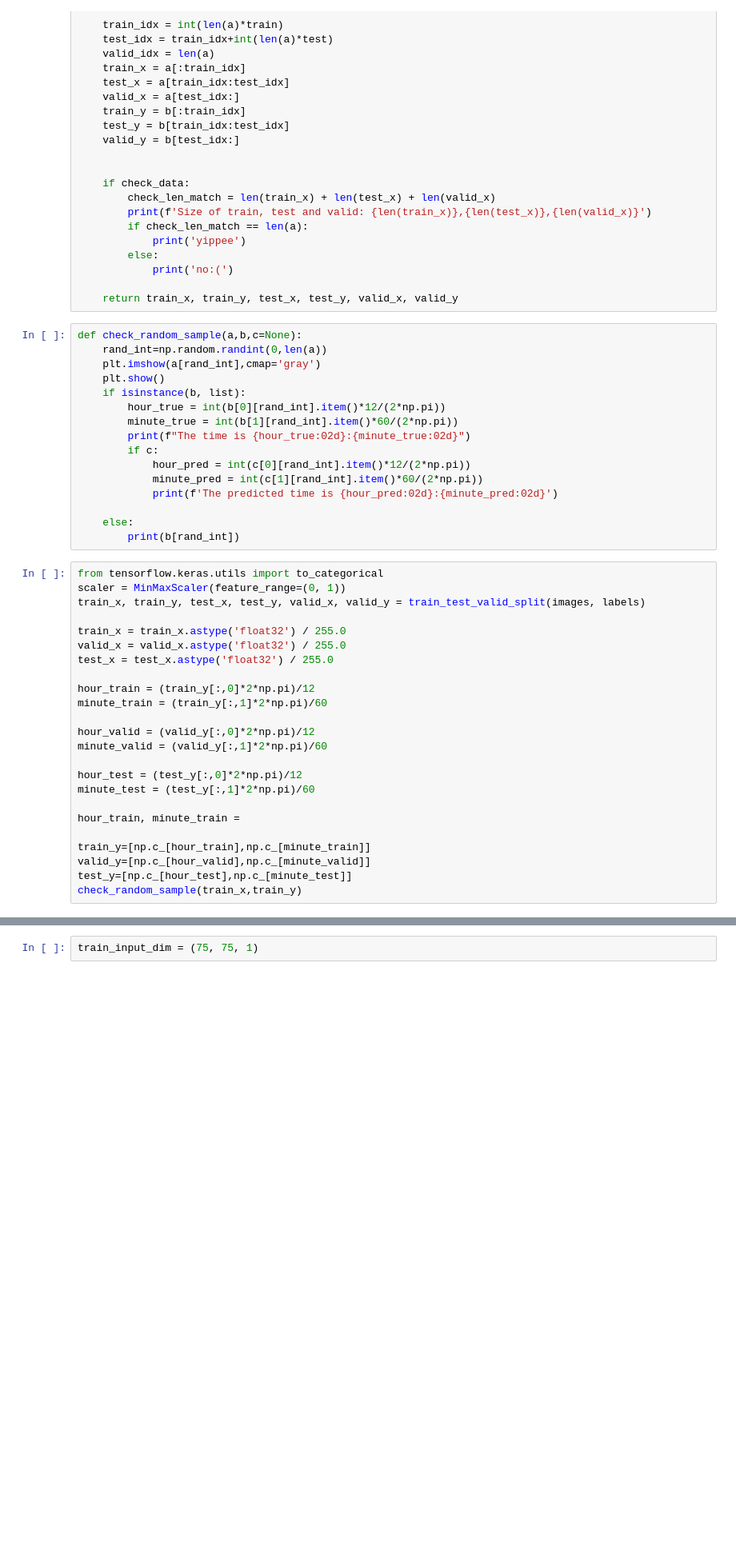
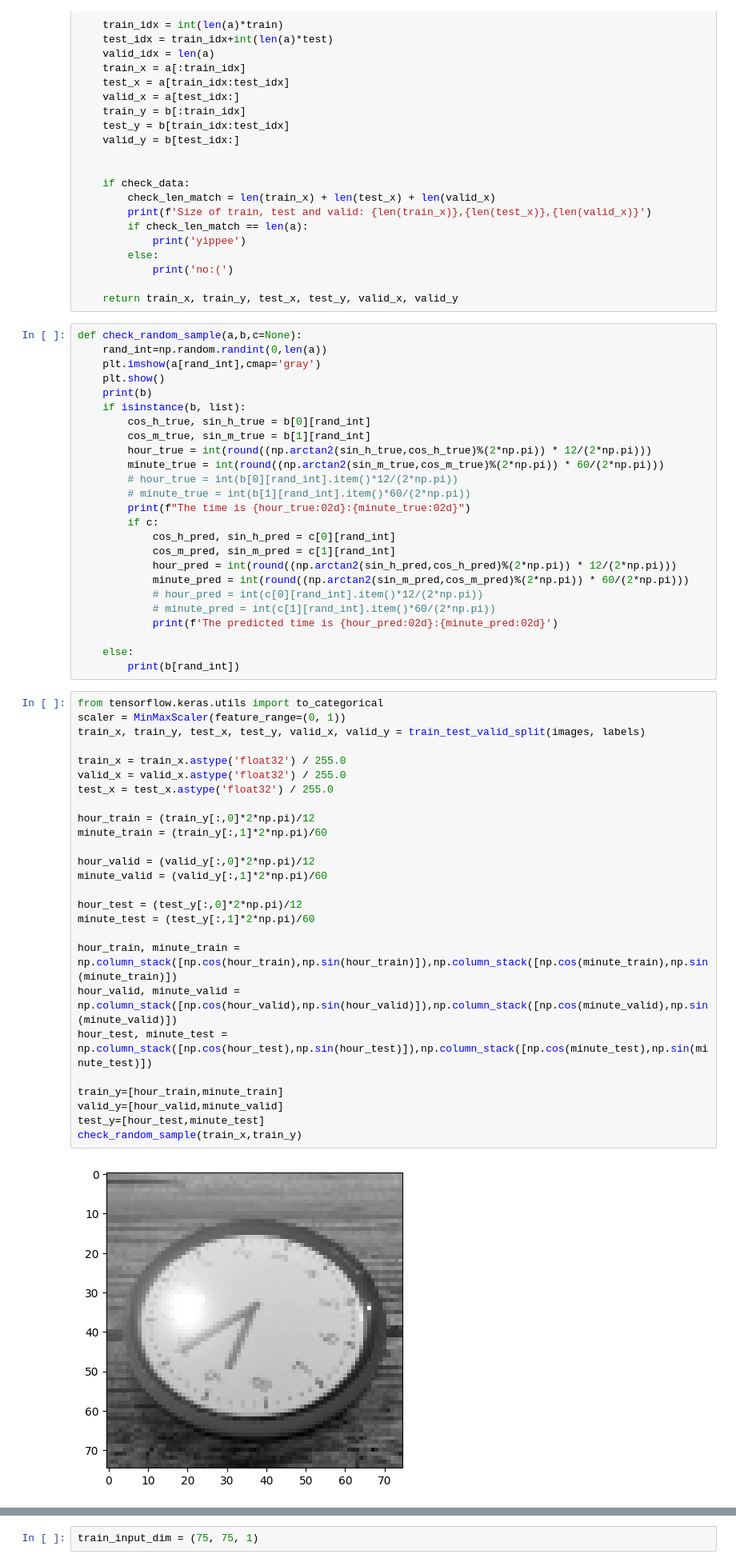
Before and after one commit to watchthedoge/IDL_22, a Jupyter notebook: Assignment_1/Part_2/part_iv.ipynb, the cells around one changed output, grey strips where cells are left out. Shown: that part at 80% size. Cells and saved outputs as stored; diff of their text form; blank space fills up the shorter version.

```diff
--- a/Assignment_1/Part_2/part_iv.ipynb
+++ b/Assignment_1/Part_2/part_iv.ipynb
@@ -88,13 +82,22 @@ def check_random_sample(a,b,c=None):
     rand_int=np.random.randint(0,len(a))
     plt.imshow(a[rand_int],cmap='gray')
     plt.show()
+    print(b)
     if isinstance(b, list):
-        hour_true = int(b[0][rand_int].item()*12/(2*np.pi))
-        minute_true = int(b[1][rand_int].item()*60/(2*np.pi))
+        cos_h_true, sin_h_true = b[0][rand_int]
+        cos_m_true, sin_m_true = b[1][rand_int]
+        hour_true = int(round((np.arctan2(sin_h_true,cos_h_true)%(2*np.pi)) * 12/(2*np.pi)))
+        minute_true = int(round((np.arctan2(sin_m_true,cos_m_true)%(2*np.pi)) * 60/(2*np.pi)))
+        # hour_true = int(b[0][rand_int].item()*12/(2*np.pi))
+        # minute_true = int(b[1][rand_int].item()*60/(2*np.pi))
         print(f"The time is {hour_true:02d}:{minute_true:02d}")
         if c:
-            hour_pred = int(c[0][rand_int].item()*12/(2*np.pi))
-            minute_pred = int(c[1][rand_int].item()*60/(2*np.pi))
+            cos_h_pred, sin_h_pred = c[0][rand_int]
+            cos_m_pred, sin_m_pred = c[1][rand_int]
+            hour_pred = int(round((np.arctan2(sin_h_pred,cos_h_pred)%(2*np.pi)) * 12/(2*np.pi)))
+            minute_pred = int(round((np.arctan2(sin_m_pred,cos_m_pred)%(2*np.pi)) * 60/(2*np.pi)))
+            # hour_pred = int(c[0][rand_int].item()*12/(2*np.pi))
+            # minute_pred = int(c[1][rand_int].item()*60/(2*np.pi))
             print(f'The predicted time is {hour_pred:02d}:{minute_pred:02d}')
 
     else:
@@ -102,25 +105,28 @@ def check_random_sample(a,b,c=None):
 # %%
 from tensorflow.keras.utils import to_categorical
 scaler = MinMaxScaler(feature_range=(0, 1))
 train_x, train_y, test_x, test_y, valid_x, valid_y = train_test_valid_split(images, labels)
 
 train_x = train_x.astype('float32') / 255.0
 valid_x = valid_x.astype('float32') / 255.0
 test_x = test_x.astype('float32') / 255.0
 
 hour_train = (train_y[:,0]*2*np.pi)/12
 minute_train = (train_y[:,1]*2*np.pi)/60
 
 hour_valid = (valid_y[:,0]*2*np.pi)/12
 minute_valid = (valid_y[:,1]*2*np.pi)/60
 
 hour_test = (test_y[:,0]*2*np.pi)/12
 minute_test = (test_y[:,1]*2*np.pi)/60
 
-hour_train, minute_train =
+hour_train, minute_train = np.column_stack([np.cos(hour_train),np.sin(hour_train)]),np.column_stack([np.cos(minute_train),np.sin(minute_train)])
+hour_valid, minute_valid = np.column_stack([np.cos(hour_valid),np.sin(hour_valid)]),np.column_stack([np.cos(minute_valid),np.sin(minute_valid)])
+hour_test, minute_test = np.column_stack([np.cos(hour_test),np.sin(hour_test)]),np.column_stack([np.cos(minute_test),np.sin(minute_test)])
 
-train_y=[np.c_[hour_train],np.c_[minute_train]]
-valid_y=[np.c_[hour_valid],np.c_[minute_valid]]
-test_y=[np.c_[hour_test],np.c_[minute_test]]
+train_y=[hour_train,minute_train]
+valid_y=[hour_valid,minute_valid]
+test_y=[hour_test,minute_test]
 check_random_sample(train_x,train_y)
 # %% [output]
+[figure, new version]
```
Also changed, not shown: parts of 7 cells of this notebook, 2 other files.
